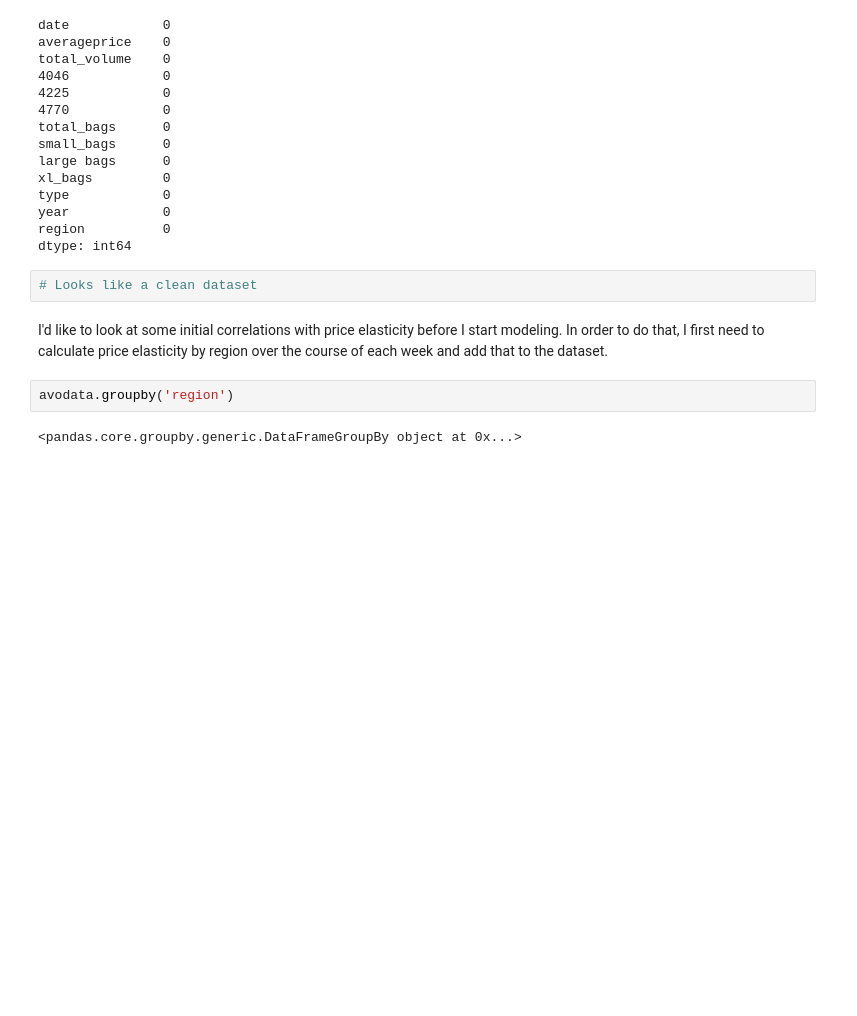
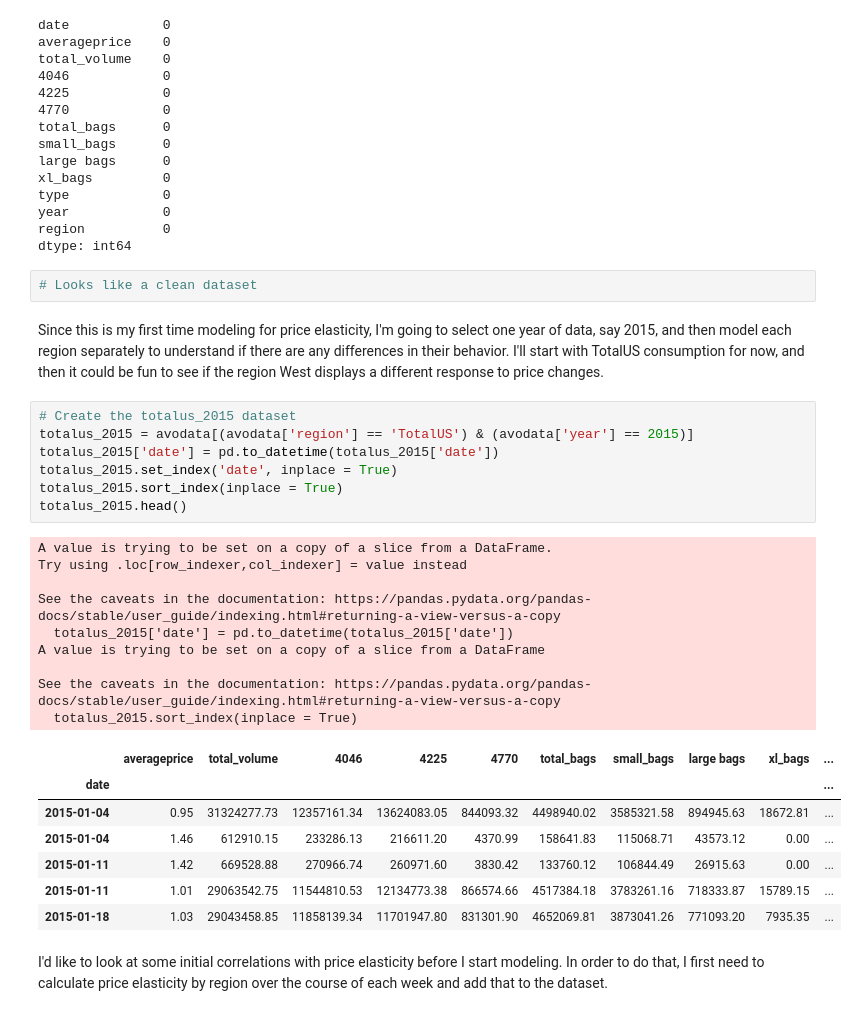
Before and after one commit to melissammcmillan/price_elasticity_of_avocados, a Jupyter notebook: 1_Avocado_EDA.ipynb, the cells around one changed output. Drawn from its saved outputs; the diff is of its cells as text; blank space fills up the shorter version.

Commit message:
scoping out modeling project

```diff
--- a/1_Avocado_EDA.ipynb
+++ b/1_Avocado_EDA.ipynb
@@ -126,9 +131,32 @@ region          0
 dtype: int64
 # %%
 # Looks like a clean dataset
+# %% [markdown]
+Since this is my first time modeling for price elasticity, I'm going to select one year of data, say 2015, and then model each region separately to
+understand if there are any differences in their behavior. I'll start with TotalUS consumption for now, and then it could be fun to see if the region West displays a different response to price changes.
+# %%
+# Create the totalus_2015 dataset
+totalus_2015 = avodata[(avodata['region'] == 'TotalUS') & (avodata['year'] == 2015)]
+totalus_2015['date'] = pd.to_datetime(totalus_2015['date'])
+totalus_2015.set_index('date', inplace = True)
+totalus_2015.sort_index(inplace = True)
+totalus_2015.head()
+# %% [output]
+A value is trying to be set on a copy of a slice from a DataFrame.
+Try using .loc[row_indexer,col_indexer] = value instead
+
+See the caveats in the documentation: https://pandas.pydata.org/pandas-docs/stable/user_guide/indexing.html#returning-a-view-versus-a-copy
+  totalus_2015['date'] = pd.to_datetime(totalus_2015['date'])
+A value is trying to be set on a copy of a slice from a DataFrame
+
+See the caveats in the documentation: https://pandas.pydata.org/pandas-docs/stable/user_guide/indexing.html#returning-a-view-versus-a-copy
+  totalus_2015.sort_index(inplace = True)
+|  | averageprice | total_volume | 4046 | 4225 | 4770 | total_bags | small_bags | large bags | xl_bags | ... |
+| date |  |  |  |  |  |  |  |  |  | ... |
+| 2015-01-04 | 0.95 | 31324277.73 | 12357161.34 | 13624083.05 | 844093.32 | 4498940.02 | 3585321.58 | 894945.63 | 18672.81 | ... |
+| 2015-01-04 | 1.46 | 612910.15 | 233286.13 | 216611.20 | 4370.99 | 158641.83 | 115068.71 | 43573.12 | 0.00 | ... |
+| 2015-01-11 | 1.42 | 669528.88 | 270966.74 | 260971.60 | 3830.42 | 133760.12 | 106844.49 | 26915.63 | 0.00 | ... |
+| 2015-01-11 | 1.01 | 29063542.75 | 11544810.53 | 12134773.38 | 866574.66 | 4517384.18 | 3783261.16 | 718333.87 | 15789.15 | ... |
+| 2015-01-18 | 1.03 | 29043458.85 | 11858139.34 | 11701947.80 | 831301.90 | 4652069.81 | 3873041.26 | 771093.20 | 7935.35 | ... |
 # %% [markdown]
 I'd like to look at some initial correlations with price elasticity before I start modeling. In order to do that, I first need to calculate price elasticity by region over the course of each week and add that to the dataset.
-# %%
-avodata.groupby('region')
-# %% [output]
-<pandas.core.groupby.generic.DataFrameGroupBy object at 0x...>
```
Also changed, not shown: parts of 2 cells of this notebook.
